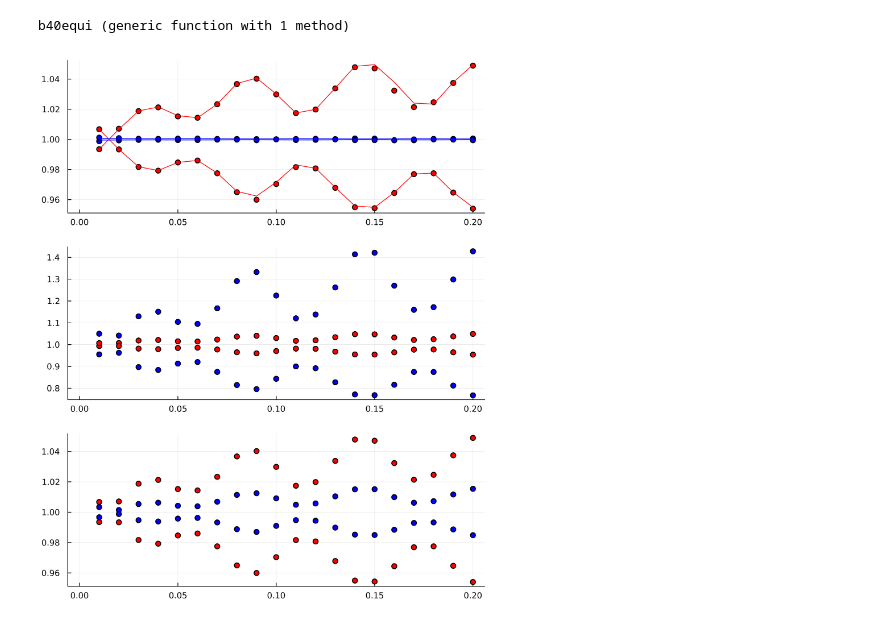
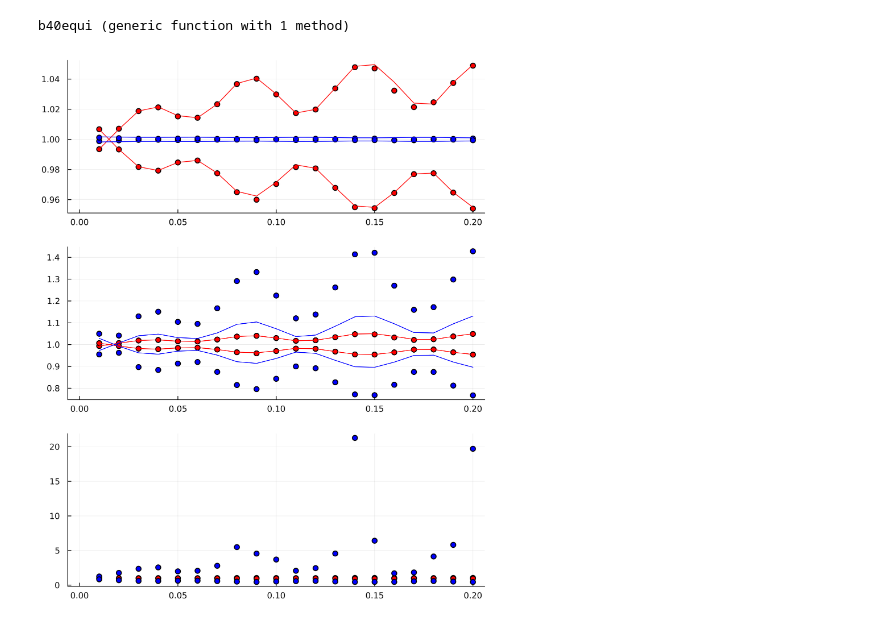
Before and after one commit to ladosamushia/BispectrumAP, a Jupyter notebook: BAOplots.ipynb, the cells around one changed output. Cells and saved outputs as stored; diff of their text form; code cells hidden in the pictures.

```diff
--- a/BAOplots.ipynb
+++ b/BAOplots.ipynb
@@ -216,11 +199,20 @@ end
 # %% [output]
 ϕt (generic function with 1 method)
 # %%
+function Y00(x)
+    return 1/2/sqrt(π)
+end
+function Y20(x)
+    return sqrt(5)/4/sqrt(π)*(3*cos.(x).^2 .-1)
+end
+function Y40(x)
+    return 3/16/sqrt(π)*(35*cos.(x).^4 .-30*cos.(x).^2 .+3)
+end
 function b00equi(k1, k2, k3, αV, ϵ)
     Nk = size(kgrid)[1]
     pp = zeros(Nk)
     for i in 2:Nk
-        pp[i] = hcubature(x -> bk5d(μp(kgrid[i], cos(x[1]), αV, ϵ), x[2], kp(k1[i], cos(x[1]), αV, ϵ), kp(k2[i], cos(x[1]), αV, ϵ), kp(k3[i], cos(x[1]), αV, ϵ))/2/sqrt(π)*sin(x[1]), [0, 0], [π, 2*π], reltol=1e-4)[1]
+        pp[i] = hcubature(x -> bk5d(μp(kgrid[i], cos(x[1]), αV, ϵ), x[2], kp(k1[i], cos(x[1]), αV, ϵ), kp(k2[i], cos(x[1]), αV, ϵ), kp(k3[i], cos(x[1]), αV, ϵ))*Y00(x[1])*sin(x[1]), [0, 0], [π, 2*π], reltol=1e-4)[1]
     end
     return pp
 end
@@ -228,7 +220,7 @@ function b20equi(k1, k2, k3, αV, ϵ)
     Nk = size(kgrid)[1]
     pp = zeros(Nk)
     for i in 2:Nk
-        pp[i] = hcubature(x -> bk5d(μp(kgrid[i], cos(x[1]), αV, ϵ), x[2], kp(k1[i], cos(x[1]), αV, ϵ), kp(k2[i], cos(x[1]), αV, ϵ), kp(k3[i], cos(x[1]), αV, ϵ))/2/sqrt(π)*sin(x[1])*(0.25*sqrt(5/π)*(3*cos(x[1])^2-1)), [0, 0], [π, 2*π], reltol=1e-4)[1]
+        pp[i] = hcubature(x -> bk5d(μp(kgrid[i], cos(x[1]), αV, ϵ), x[2], kp(k1[i], cos(x[1]), αV, ϵ), kp(k2[i], cos(x[1]), αV, ϵ), kp(k3[i], cos(x[1]), αV, ϵ))*Y20(x[1])*sin(x[1]), [0, 0], [π, 2*π], reltol=1e-4)[1]
     end
     return pp
 end
@@ -236,7 +228,7 @@ function b40equi(k1, k2, k3, αV, ϵ)
     Nk = size(kgrid)[1]
     pp = zeros(Nk)
     for i in 2:Nk
-        pp[i] = hcubature(x -> bk5d(μp(kgrid[i], cos(x[1]), αV, ϵ), x[2], kp(k1[i], cos(x[1]), αV, ϵ), kp(k2[i], cos(x[1]), αV, ϵ), kp(k3[i], cos(x[1]), αV, ϵ))/2/sqrt(π)*sin(x[1])*((3/16)*sqrt(5/π)*(35*x[1]^4 - 30*x[1]^2+3)), [0, 0], [π, 2*π], reltol=1e-4)[1]
+        pp[i] = hcubature(x -> bk5d(μp(kgrid[i], cos(x[1]), αV, ϵ), x[2], kp(k1[i], cos(x[1]), αV, ϵ), kp(k2[i], cos(x[1]), αV, ϵ), kp(k3[i], cos(x[1]), αV, ϵ))*Y40(x[1])*sin(x[1]), [0, 0], [π, 2*π], reltol=1e-4)[1]
     end
     return pp
 end
@@ -266,6 +258,9 @@ dB00k3 = (b00equi(kgrid, kgrid, kgrid*(1 + 1e-6), 1.00, 1.00) .- b00equi(kgrid,
 dB20k1 = (b20equi(kgrid*(1 + 1e-6), kgrid, kgrid, 1.00, 1.00) .- b20equi(kgrid, kgrid, kgrid, 1.00, 1.00))/1e-6;
 dB20k2 = (b20equi(kgrid, kgrid*(1 + 1e-6), kgrid, 1.00, 1.00) .- b20equi(kgrid, kgrid, kgrid, 1.00, 1.00))/1e-6;
 dB20k3 = (b20equi(kgrid, kgrid, kgrid*(1 + 1e-6), 1.00, 1.00) .- b20equi(kgrid, kgrid, kgrid, 1.00, 1.00))/1e-6;
+dB40k1 = (b40equi(kgrid*(1 + 1e-6), kgrid, kgrid, 1.00, 1.00) .- b40equi(kgrid, kgrid, kgrid, 1.00, 1.00))/1e-6;
+dB40k2 = (b40equi(kgrid, kgrid*(1 + 1e-6), kgrid, 1.00, 1.00) .- b40equi(kgrid, kgrid, kgrid, 1.00, 1.00))/1e-6;
+dB40k3 = (b40equi(kgrid, kgrid, kgrid*(1 + 1e-6), 1.00, 1.00) .- b40equi(kgrid, kgrid, kgrid, 1.00, 1.00))/1e-6;
 # %%
 scatter(kgrid, B00fid./B00ap, label=:none, color=:red, layout=(3,1), size=(650, 800), dpi=300, subplot=1)
 scatter!(kgrid, B00fid./B00am, label=:none, color=:red, subplot=1)
@@ -277,42 +272,58 @@ B00th = B00fid .+ dB00k1*δαV + dB00k2*δαV + dB00k3*δαV + dB20k1*δϵ/sqrt(
 plot!(kgrid, B00fid./B00th, label=:none, color=:red, subplot=1)
 αV = 0.99; ϵ=1.00
 δαV = 1 - αV; δϵ = 1 - ϵ
 B00th = B00fid .+ dB00k1*δαV + dB00k2*δαV + dB00k3*δαV + dB20k1*δϵ/sqrt(5) + dB20k2*δϵ/8/sqrt(5) + dB20k3*δϵ/8/sqrt(5)  + B20fid*δϵ*3/sqrt(5)
 plot!(kgrid, B00fid./B00th, label=:none, color=:red, subplot=1)
 αV = 1.00; ϵ=1.01
 δαV = 1 - αV; δϵ = 1 - ϵ
 B00th = B00fid .+ dB00k1*δαV + dB00k2*δαV + dB00k3*δαV + dB20k1*δϵ/sqrt(5) + dB20k2*δϵ/8/sqrt(5) + dB20k3*δϵ/8/sqrt(5)  + B20fid*δϵ*3/sqrt(5)
 plot!(kgrid, B00fid./B00th, label=:none, color=:blue, subplot=1)
 αV = 1.00; ϵ=0.99
 δαV = 1 - αV; δϵ = 1 - ϵ
 B00th = B00fid .+ dB00k1*δαV + dB00k2*δαV + dB00k3*δαV + dB20k1*δϵ/sqrt(5) + dB20k2*δϵ/8/sqrt(5) + dB20k3*δϵ/8/sqrt(5)  + B20fid*δϵ*3/sqrt(5)
 plot!(kgrid, B00fid./B00th, label=:none, color=:blue, subplot=1)
 scatter!(kgrid, B20fid./B20ap, label=:none, color=:red, subplot=2)
 scatter!(kgrid, B20fid./B20am, label=:none, color=:red, subplot=2)
 scatter!(kgrid, B20fid./B20ep, label=:none, color=:blue, subplot=2)
 scatter!(kgrid, B20fid./B20em, label=:none, color=:blue, subplot=2)
 αV = 1.01; ϵ=1.00
 δαV = 1 - αV; δϵ = 1 - ϵ
-B20th = B20fid .+ dB00k1*δαV + dB00k2*δαV + dB00k3*δαV + dB20k1*δϵ/sqrt(5) + dB20k2*δϵ/8/sqrt(5) + dB20k3*δϵ/8/sqrt(5) + B20fid*δϵ*3/sqrt(5)
-plot!(kgrid, B00fid./B00th, label=:none, color=:red, subplot=1)
+B20th = B20fid
+B20th += dB20k1*δαV + dB20k2*δαV + dB20k3*δαV
+B20th += dB20k1*δϵ/sqrt(5) + dB20k2*δϵ/8/sqrt(5) + dB20k3*δϵ/8/sqrt(5)
+B20th += B20fid*δϵ*3/sqrt(5)
+plot!(kgrid, B20fid./B20th, label=:none, color=:red, subplot=2)
 αV = 0.99; ϵ=1.00
 δαV = 1 - αV; δϵ = 1 - ϵ
-B20th = B00fid .+ dB00k1*δαV + dB00k2*δαV + dB00k3*δαV + dB20k1*δϵ/sqrt(5) + dB20k2*δϵ/8/sqrt(5) + dB20k3*δϵ/8/sqrt(5)  + B20fid*δϵ*3/sqrt(5)
-plot!(kgrid, B00fid./B00th, label=:none, color=:red, subplot=1)
+B20th = B20fid
+B20th += dB20k1*δαV + dB20k2*δαV + dB20k3*δαV
+B20th += dB00k1*δϵ/sqrt(5) + dB00k2*δϵ/8/sqrt(5) + dB00k3*δϵ/8/sqrt(5)
+B20th += dB20k1*δϵ*2/7 + dB20k2*δϵ/28 + dB20k3*δϵ/28
+plot!(kgrid, B20fid./B20th, label=:none, color=:red, subplot=2)
 αV = 1.00; ϵ=1.01
 δαV = 1 - αV; δϵ = 1 - ϵ
-B20th = B00fid .+ dB00k1*δαV + dB00k2*δαV + dB00k3*δαV + dB20k1*δϵ/sqrt(5) + dB20k2*δϵ/8/sqrt(5) + dB20k3*δϵ/8/sqrt(5)  + B20fid*δϵ*3/sqrt(5)
-plot!(kgrid, B00fid./B00th, label=:none, color=:blue, subplot=1)
+B20th = B20fid
+B20th += dB20k1*δαV + dB20k2*δαV + dB20k3*δαV
+B20th += dB00k1*δϵ/sqrt(5) + dB00k2*δϵ/8/sqrt(5) + dB00k3*δϵ/8/sqrt(5)
+B20th += dB20k1*δϵ*2/7 + dB20k2*δϵ/28 + dB20k3*δϵ/28
+B20th += dB40k1*δϵ*6/7/sqrt(5) + dB40k2*δϵ*3/28/sqrt(5) + dB40k3*δϵ*3/28/sqrt(5)
+B20th += B20fid*δϵ*3/7 + B40fid*δϵ*6/7/sqrt(5)
+plot!(kgrid, B20fid./B20th, label=:none, color=:blue, subplot=2)
 αV = 1.00; ϵ=0.99
 δαV = 1 - αV; δϵ = 1 - ϵ
-B20th = B20fid .+ dB20k1*δαV + dB20k2*δαV + dB20k3*δαV + dB20k1*δϵ/sqrt(5) + dB20k2*δϵ/8/sqrt(5) + dB20k3*δϵ/8/sqrt(5)  + B20fid*δϵ*3/sqrt(5)
-plot!(kgrid, B00fid./B00th, label=:none, color=:blue, subplot=1)
+B20th = B20fid
+B20th += dB20k1*δαV + dB20k2*δαV + dB20k3*δαV
+B20th += dB00k1*δϵ/sqrt(5) + dB00k2*δϵ/8/sqrt(5) + dB00k3*δϵ/8/sqrt(5)
+B20th += dB20k1*δϵ*2/7 + dB20k2*δϵ/28 + dB20k3*δϵ/28
+B20th += dB40k1*δϵ*6/7/sqrt(5) + dB40k2*δϵ*3/28/sqrt(5) + dB40k3*δϵ*3/28/sqrt(5)
+B20th += B20fid*δϵ*3/7 + B40fid*δϵ*6/7/sqrt(5)
+plot!(kgrid, B20fid./B20th, label=:none, color=:blue, subplot=2)
 scatter!(kgrid, B40fid./B40ap, label=:none, color=:red, subplot=3)
 scatter!(kgrid, B40fid./B40am, label=:none, color=:red, subplot=3)
 scatter!(kgrid, B40fid./B40ep, label=:none, color=:blue, subplot=3)
 scatter!(kgrid, B40fid./B40em, label=:none, color=:blue, subplot=3)
 # %% [output]
-[figure, old version]
+[figure, new version]
 # %%
 αV = 1.01, ϵ=1.00
 δαV = 1 - αV, δϵ = 1 - ϵ
```
Also changed, not shown: parts of 2 cells of this notebook.
